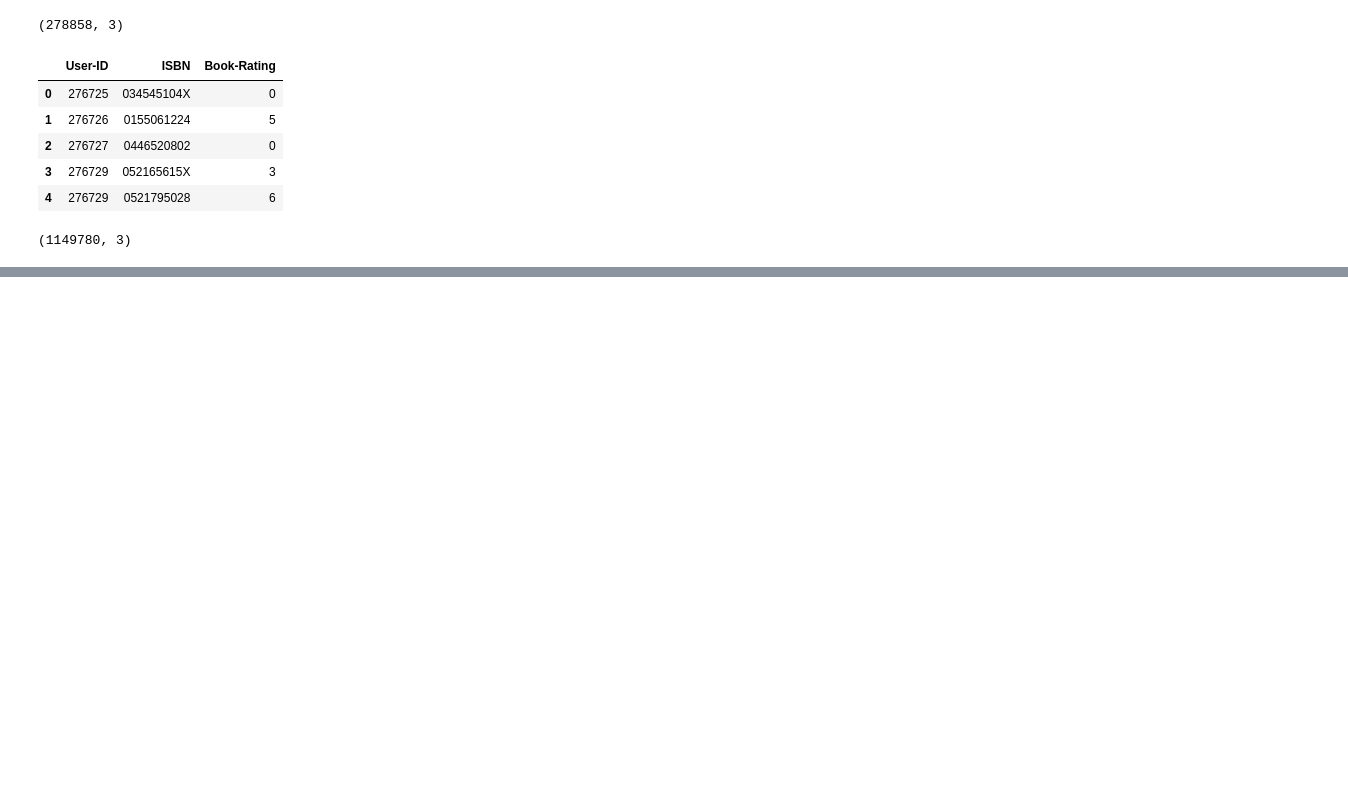
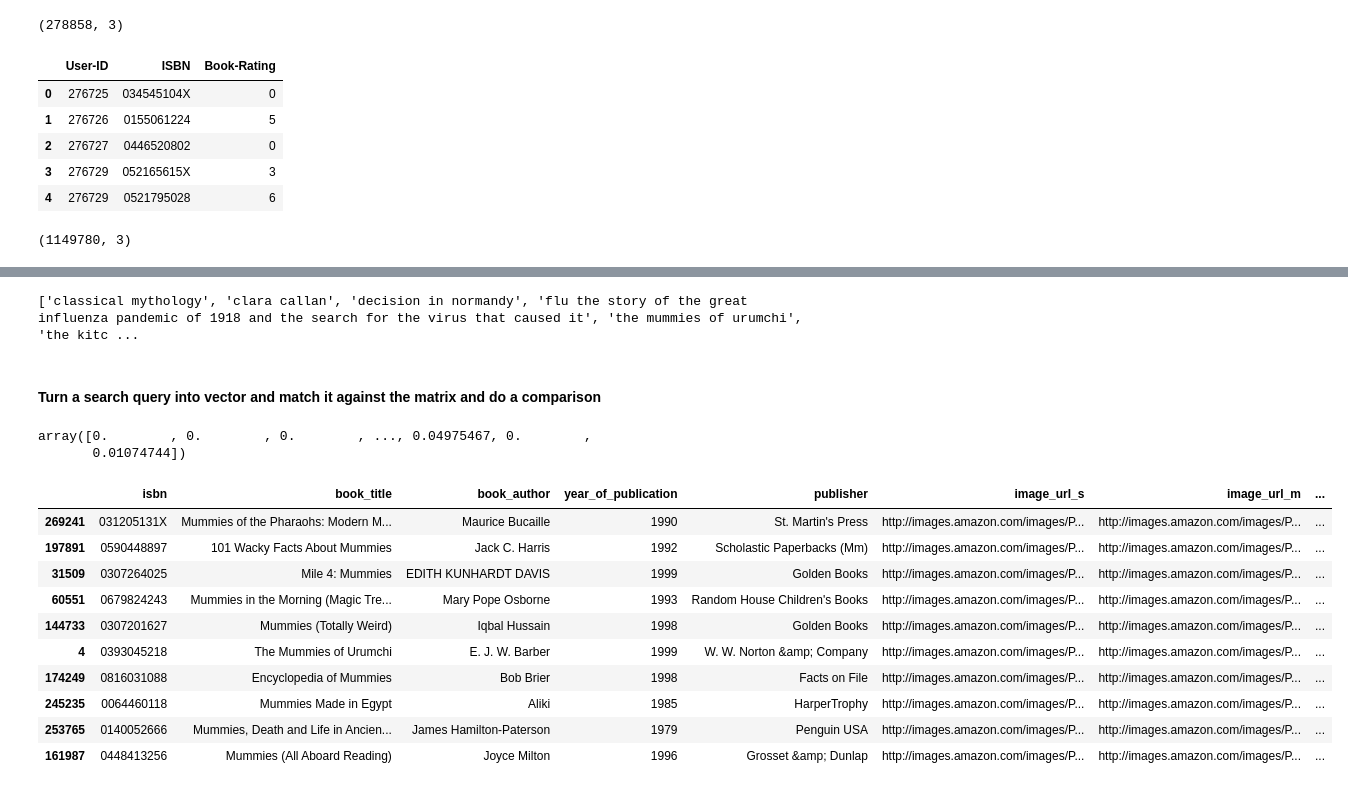
Before and after one commit to PatrickCmd/Book-Recommendation, a Jupyter notebook: notebooks/book_recommendation_eda.ipynb, the cells around one changed output, grey strips where cells are left out. Cells and saved outputs as stored; diff of their text form; code cells hidden in the pictures; blank space fills up the shorter version.

```diff
--- a/notebooks/book_recommendation_eda.ipynb
+++ b/notebooks/book_recommendation_eda.ipynb
@@ -55,0 +193,9 @@ df_ratings.shape
+# %%
+vectorizer = TfidfVectorizer()
+tfidf = vectorizer.fit_transform(df_books["mod_title"])
+# %%
+print(list(df_books["mod_title"].iloc[:20].values))
+# %% [output]
+['classical mythology', 'clara callan', 'decision in normandy', 'flu the story of the great influenza pandemic of 1918 and the search for the virus that caused it', 'the mummies of urumchi', 'the kitc ...
+# %% [markdown]
+#### Turn a search query into vector and match it against the matrix and do a comparison
@@ -55,0 +205,28 @@ df_ratings.shape
+# %%
+query = "The mummies"
+processed = re.sub("[^a-zA-Z0-9 ]", "", query.lower())
+query_vec = vectorizer.transform([processed])
+similarity = cosine_similarity(query_vec, tfidf).flatten()
+# %%
+similarity
+# %% [output]
+array([0.        , 0.        , 0.        , ..., 0.04975467, 0.        ,
+       0.01074744])
+# %%
+## Get the top 10 similarity indices and index them against the titles
+indices = np.argpartition(similarity, -10)[-10:]
+results = df_books.iloc[indices]
+# %%
+results
+# %% [output]
+|  | isbn | book_title | book_author | year_of_publication | publisher | image_url_s | image_url_m | ... |
+| 269241 | 031205131X | Mummies of the Pharaohs: Modern M... | Maurice Bucaille | 1990 | St. Martin's Press | http://images.amazon.com/images/P... | http://images.amazon.com/images/P... | ... |
+| 197891 | 0590448897 | 101 Wacky Facts About Mummies | Jack C. Harris | 1992 | Scholastic Paperbacks (Mm) | http://images.amazon.com/images/P... | http://images.amazon.com/images/P... | ... |
+| 31509 | 0307264025 | Mile 4: Mummies | EDITH KUNHARDT DAVIS | 1999 | Golden Books | http://images.amazon.com/images/P... | http://images.amazon.com/images/P... | ... |
+| 60551 | 0679824243 | Mummies in the Morning (Magic Tre... | Mary Pope Osborne | 1993 | Random House Children's Books | http://images.amazon.com/images/P... | http://images.amazon.com/images/P... | ... |
+| 144733 | 0307201627 | Mummies (Totally Weird) | Iqbal Hussain | 1998 | Golden Books | http://images.amazon.com/images/P... | http://images.amazon.com/images/P... | ... |
+| 4 | 0393045218 | The Mummies of Urumchi | E. J. W. Barber | 1999 | W. W. Norton &amp; Company | http://images.amazon.com/images/P... | http://images.amazon.com/images/P... | ... |
+| 174249 | 0816031088 | Encyclopedia of Mummies | Bob Brier | 1998 | Facts on File | http://images.amazon.com/images/P... | http://images.amazon.com/images/P... | ... |
+| 245235 | 0064460118 | Mummies Made in Egypt | Aliki | 1985 | HarperTrophy | http://images.amazon.com/images/P... | http://images.amazon.com/images/P... | ... |
+| 253765 | 0140052666 | Mummies, Death and Life in Ancien... | James Hamilton-Paterson | 1979 | Penguin USA | http://images.amazon.com/images/P... | http://images.amazon.com/images/P... | ... |
+| 161987 | 0448413256 | Mummies (All Aboard Reading) | Joyce Milton | 1996 | Grosset &amp; Dunlap | http://images.amazon.com/images/P... | http://images.amazon.com/images/P... | ... |
```
Also changed, not shown: parts of 25 cells of this notebook, 2 other files.
